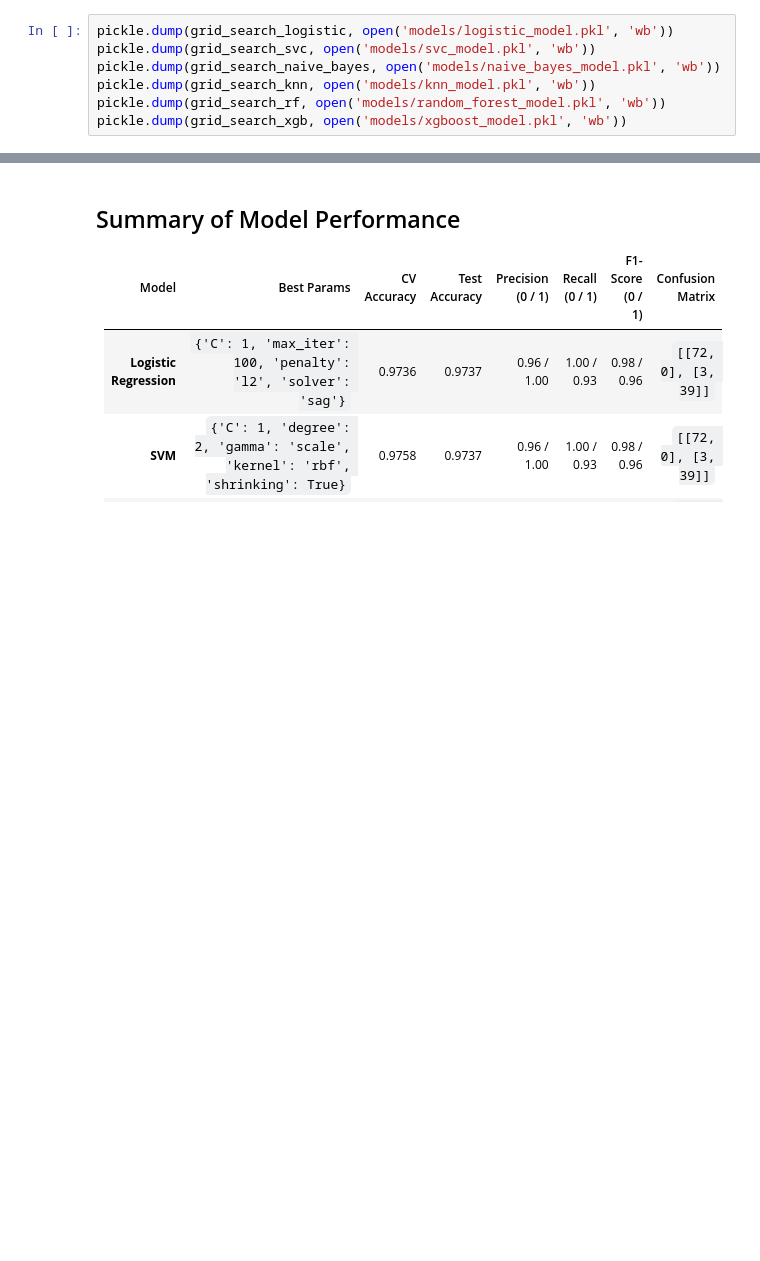
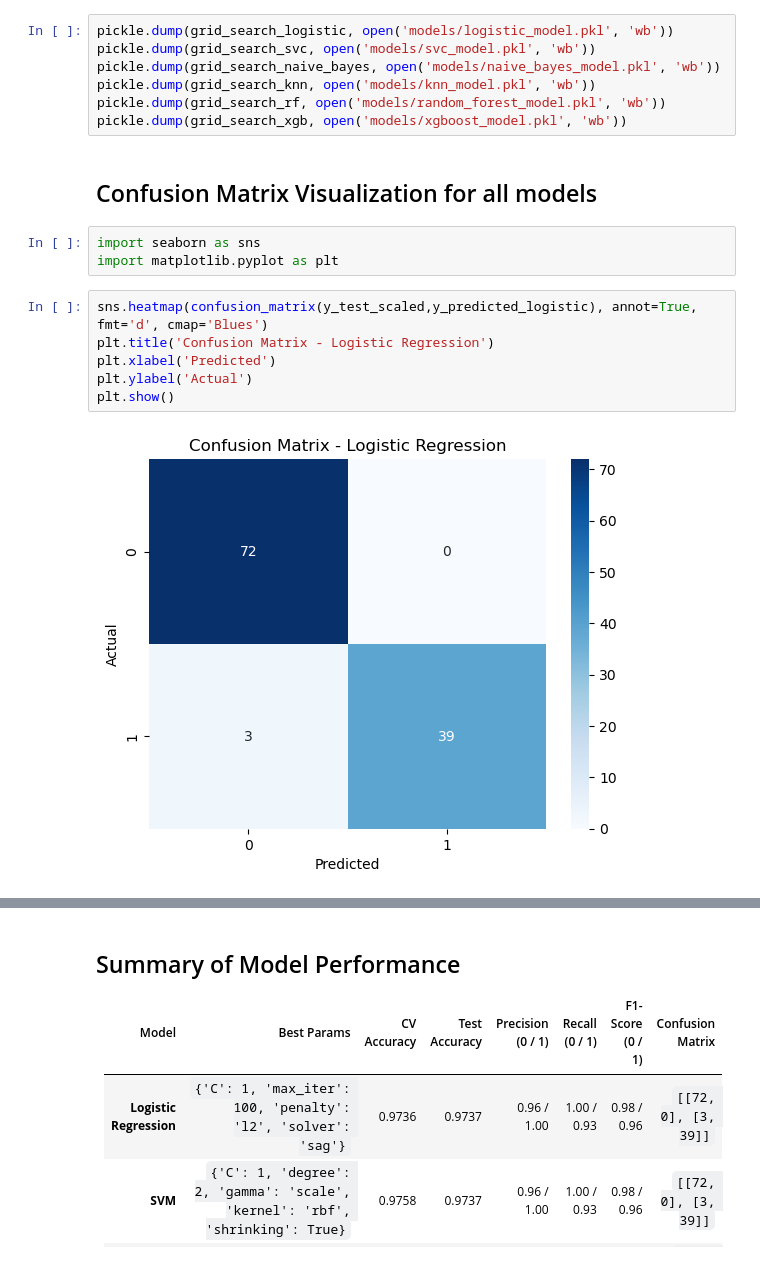
Before and after one commit to VivekVardhan275/WDBC-Prediction, a Jupyter notebook: model-training.ipynb, the cells around one changed output, grey strips where cells are left out. Drawn from its saved outputs; the diff is of its cells as text; blank space fills up the shorter version.

Commit message:
Added Confusion Matrix Visualization

```diff
--- a/model-training.ipynb
+++ b/model-training.ipynb
@@ -805,3 +805,16 @@ pickle.dump(grid_search_naive_bayes, open('models/naive_bayes_model.pkl', 'wb'))
 pickle.dump(grid_search_knn, open('models/knn_model.pkl', 'wb'))
 pickle.dump(grid_search_rf, open('models/random_forest_model.pkl', 'wb'))
 pickle.dump(grid_search_xgb, open('models/xgboost_model.pkl', 'wb'))
+# %% [markdown]
+## Confusion Matrix Visualization for all models
+# %%
+import seaborn as sns
+import matplotlib.pyplot as plt
+# %%
+sns.heatmap(confusion_matrix(y_test_scaled,y_predicted_logistic), annot=True, fmt='d', cmap='Blues')
+plt.title('Confusion Matrix - Logistic Regression')
+plt.xlabel('Predicted')
+plt.ylabel('Actual')
+plt.show()
+# %% [output]
+[figure, added]
```
Also changed, not shown: parts of 6 cells of this notebook, 6 other files.
